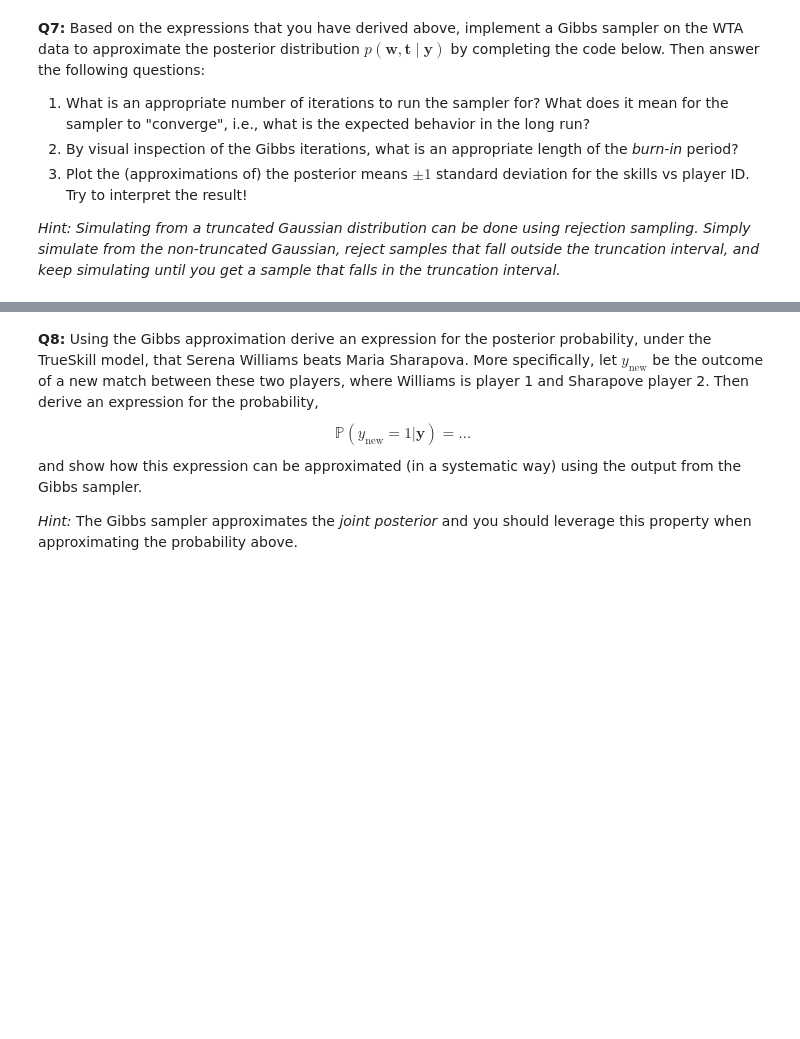
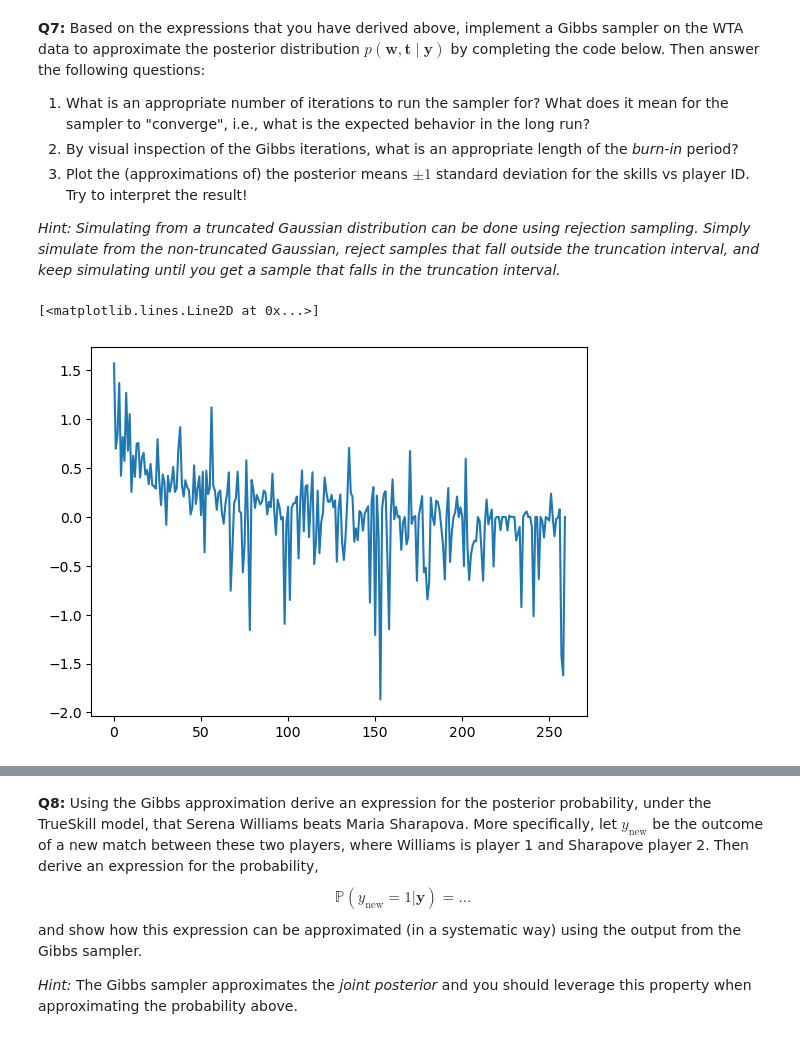
Before and after one commit to Arty-Facts/wasp_graphical_models_bayesian_learning_and_statistical_relational_learning_2023, a Jupyter notebook: project/module2/hand_in_ranking.ipynb, the cells around one changed output, grey strips where cells are left out. Saved outputs shown, nothing was run; the diff lists cells and outputs as text; code cells hidden in the pictures; blank space fills up the shorter version.

```diff
--- a/project/module2/hand_in_ranking.ipynb
+++ b/project/module2/hand_in_ranking.ipynb
@@ -459,14 +470,29 @@ t_trace = []
 # Initialize t
 t = np.zeros(N)
 
+
 for i in tqdm(range(N_ITER_GIBBS)):
     # Sample w ~ p(w | t, y)
 
+    Sigma_inv = np.eye(M) / sigma2_0
+    w_nu = np.zeros(M)
+
+    for k in range(N):
+        Sigma_inv[I_k[k],I_k[k]] += 1
+        Sigma_inv[J_k[k],J_k[k]] += 1
+        Sigma_inv[J_k[k],I_k[k]] -= 1
+        Sigma_inv[I_k[k],J_k[k]] -= 1
+        w_nu[I_k[k]] += t[I_k[k]]
+        w_nu[J_k[k]] -= t[J_k[k]]
+
+    # matrix cook book 8.1.8 http://compbio.fmph.uniba.sk/vyuka/ml/old/2008/handouts/matrix-cookbook.pdf
+    Sigma = np.linalg.inv(Sigma_inv)
+    w_mean =  Sigma @ w_nu
     w = np.random.multivariate_normal(w_mean, Sigma)
 
     # Sample t ~ p(t | w, y) using rejection sampling
     # (N,) array with mean of _untruncated_ distribution over variables t_k, k=1,...,N
-    t_mean =
+    t_mean = w[I_k] - w[J_k]
     t = np.zeros(N)
     accept_mask = np.zeros(N).astype(bool) # All false
     num_remaining = np.sum(~accept_mask)
@@ -475,9 +501,13 @@ for i in tqdm(range(N_ITER_GIBBS)):
         t[~accept_mask] = (np.random.randn(num_remaining) + t_mean[~accept_mask])
         accept_mask = (t >= 0)
         num_remaining = np.sum(~accept_mask)
-
     w_trace.append(w)
     t_trace.append(t)
+# %%
+plt.plot(w_mean)
+# %% [output]
+[<matplotlib.lines.Line2D at 0x...>]
+[figure, added]
 # %%
 # Plot the traces
 n_plot = 5 # We plot n_plot randomly selected players and matches, respectively
```
Also changed, not shown: parts of 11 cells of this notebook.
